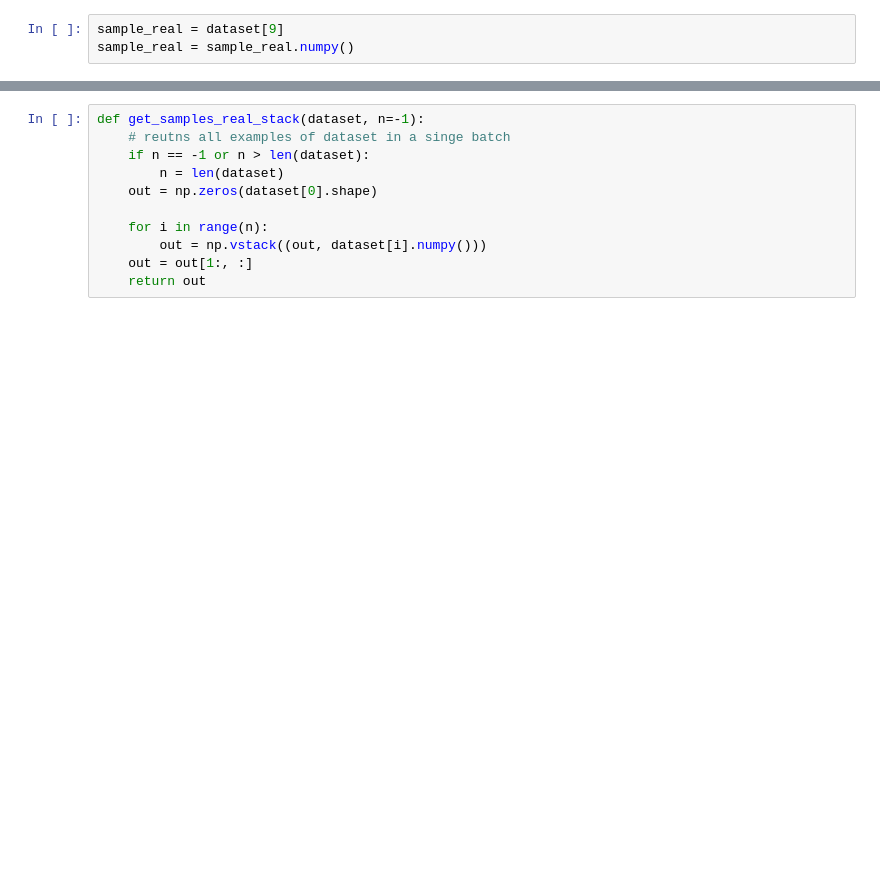
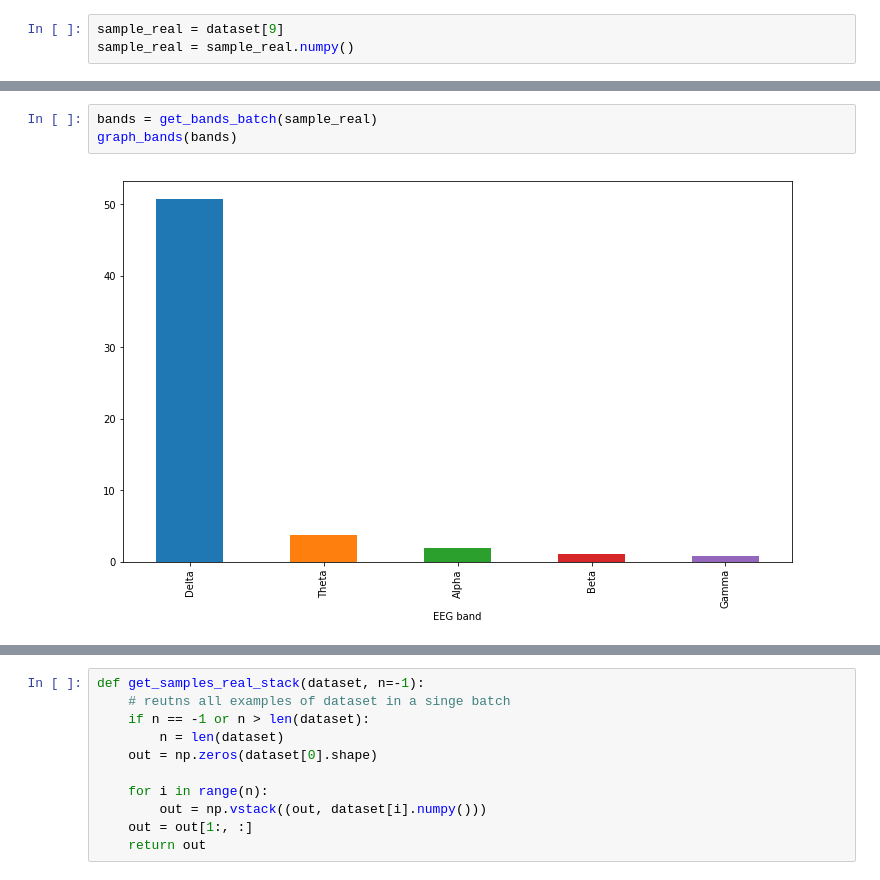
Before and after one commit to DanielLongo/NeuralFill, a Jupyter notebook: metrics/visualize_metrics.ipynb, the cells around one changed output, grey strips where cells are left out. Drawn from its saved outputs; the diff is of its cells as text; blank space fills up the shorter version.

```diff
--- a/metrics/visualize_metrics.ipynb
+++ b/metrics/visualize_metrics.ipynb
@@ -40,0 +101,5 @@ stacklineplot.stackplot(computeTimeFreqRep(sample_real), yscale=3)
+# %%
+bands = get_bands_batch(sample_real)
+graph_bands(bands)
+# %% [output]
+[figure, added]
```
Also changed, not shown: parts of 9 cells of this notebook, 8 other files.
